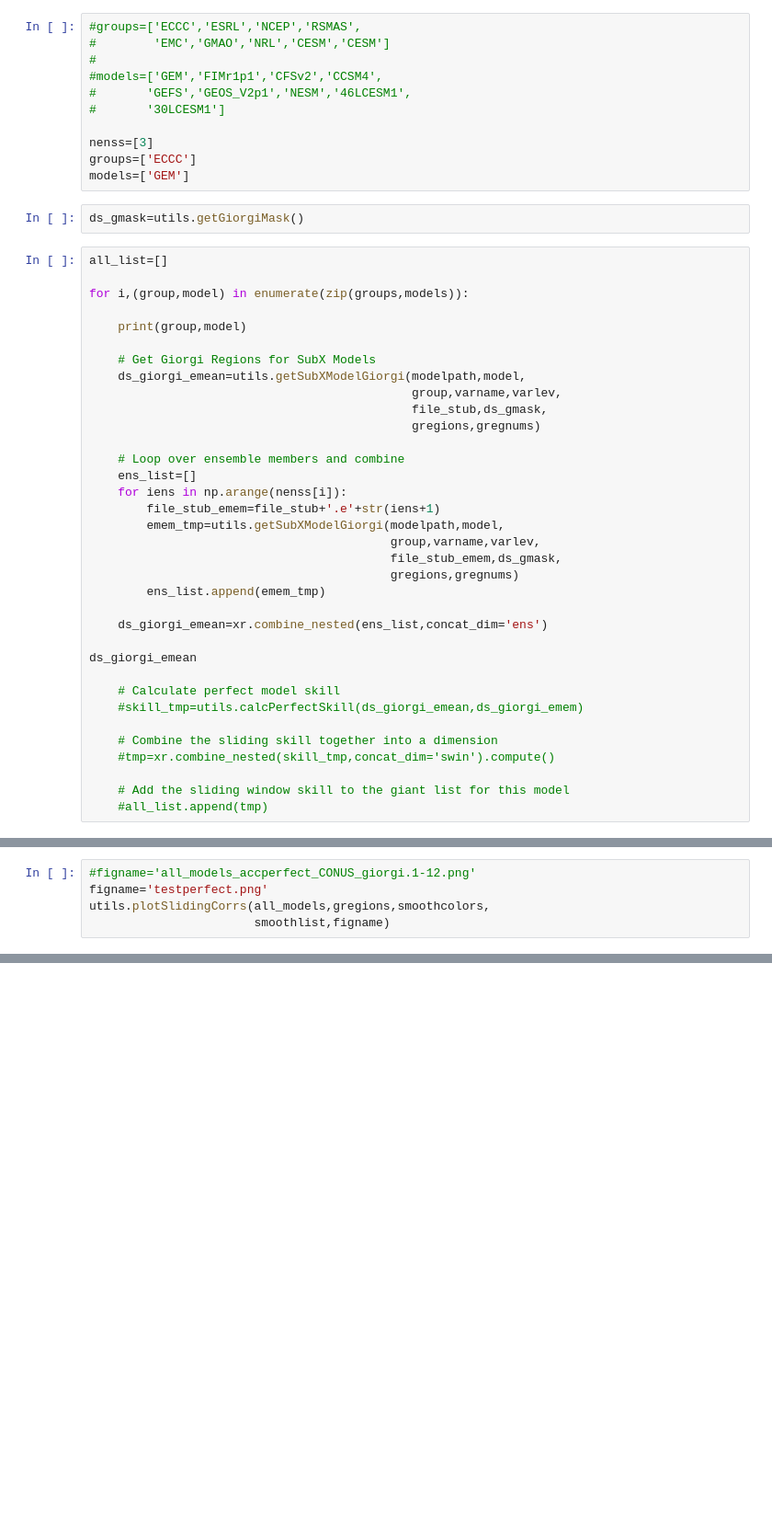
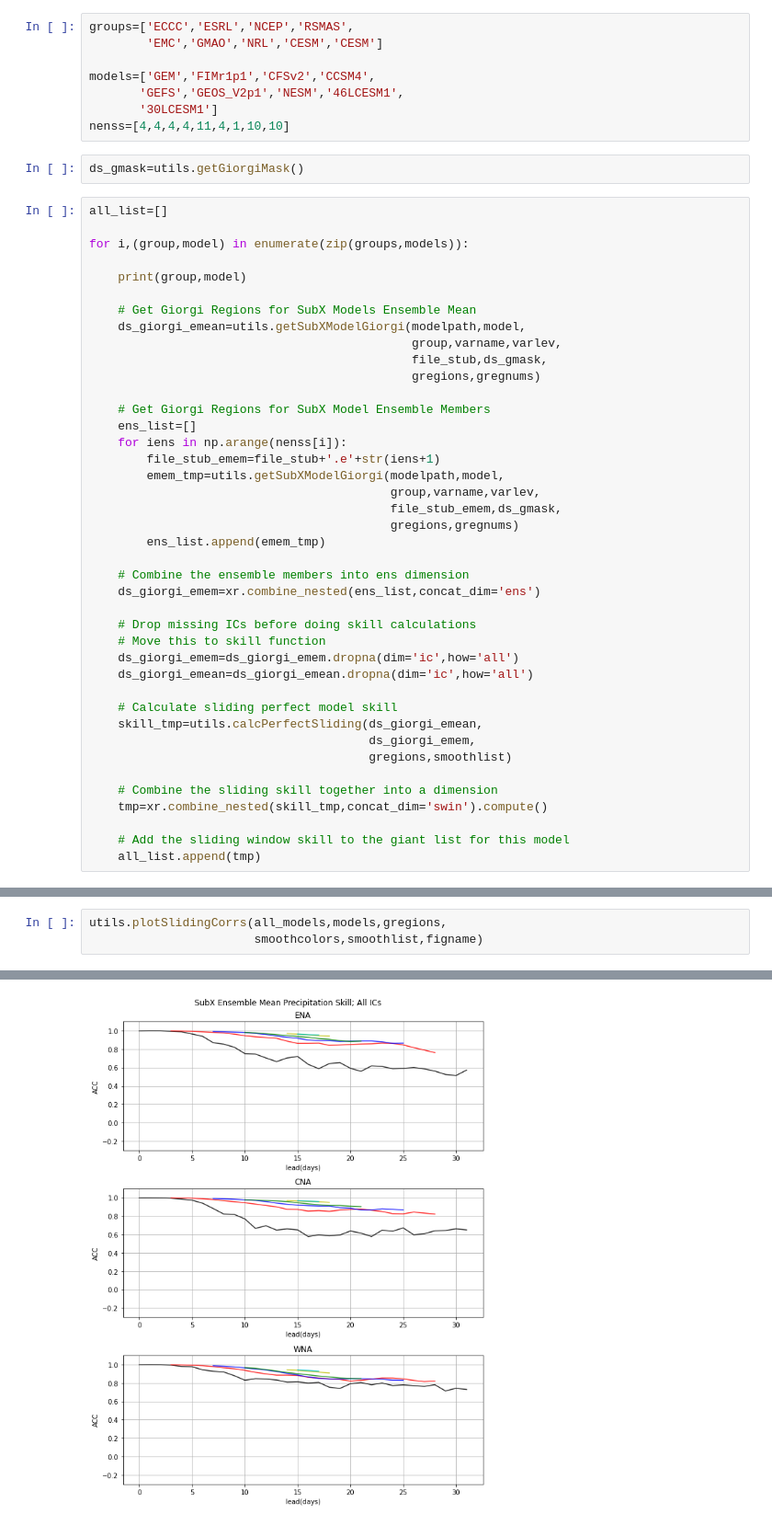
Before and after one commit to kpegion/PRECIPVAR, a Jupyter notebook: src/giorgi_conus_perfect.ipynb, the cells around one changed output, grey strips where cells are left out. Shown at 92% size. Saved outputs shown, nothing was run; the diff lists cells and outputs as text; blank space fills up the shorter version.

Commit message:
perfect model stuff

```diff
--- a/src/giorgi_conus_perfect.ipynb
+++ b/src/giorgi_conus_perfect.ipynb
@@ -25,14 +29,11 @@ gregnums=[5] #,6,7]
 # %%
-#groups=['ECCC','ESRL','NCEP','RSMAS',
-#        'EMC','GMAO','NRL','CESM','CESM']
-#
-#models=['GEM','FIMr1p1','CFSv2','CCSM4',
-#       'GEFS','GEOS_V2p1','NESM','46LCESM1',
-#       '30LCESM1']
+groups=['ECCC','ESRL','NCEP','RSMAS',
+        'EMC','GMAO','NRL','CESM','CESM']
 
-nenss=[3]
-groups=['ECCC']
-models=['GEM']
+models=['GEM','FIMr1p1','CFSv2','CCSM4',
+       'GEFS','GEOS_V2p1','NESM','46LCESM1',
+       '30LCESM1']
+nenss=[4,4,4,4,11,4,1,10,10]
 # %%
 ds_gmask=utils.getGiorgiMask()
 # %%
@@ -42,13 +43,13 @@ for i,(group,model) in enumerate(zip(groups,models)):
 
     print(group,model)
 
-    # Get Giorgi Regions for SubX Models
+    # Get Giorgi Regions for SubX Models Ensemble Mean
     ds_giorgi_emean=utils.getSubXModelGiorgi(modelpath,model,
                                              group,varname,varlev,
                                              file_stub,ds_gmask,
                                              gregions,gregnums)
 
-    # Loop over ensemble members and combine
+    # Get Giorgi Regions for SubX Model Ensemble Members
     ens_list=[]
     for iens in np.arange(nenss[i]):
         file_stub_emem=file_stub+'.e'+str(iens+1)
@@ -58,17 +59,23 @@ for i,(group,model) in enumerate(zip(groups,models)):
                                           gregions,gregnums)
         ens_list.append(emem_tmp)
 
-    ds_giorgi_emean=xr.combine_nested(ens_list,concat_dim='ens')
+    # Combine the ensemble members into ens dimension
+    ds_giorgi_emem=xr.combine_nested(ens_list,concat_dim='ens')
 
-ds_giorgi_emean
+    # Drop missing ICs before doing skill calculations
+    # Move this to skill function
+    ds_giorgi_emem=ds_giorgi_emem.dropna(dim='ic',how='all')
+    ds_giorgi_emean=ds_giorgi_emean.dropna(dim='ic',how='all')
 
-    # Calculate perfect model skill
-    #skill_tmp=utils.calcPerfectSkill(ds_giorgi_emean,ds_giorgi_emem)
+    # Calculate sliding perfect model skill
+    skill_tmp=utils.calcPerfectSliding(ds_giorgi_emean,
+                                       ds_giorgi_emem,
+                                       gregions,smoothlist)
 
     # Combine the sliding skill together into a dimension
-    #tmp=xr.combine_nested(skill_tmp,concat_dim='swin').compute()
+    tmp=xr.combine_nested(skill_tmp,concat_dim='swin').compute()
 
     # Add the sliding window skill to the giant list for this model
-    #all_list.append(tmp)
+    all_list.append(tmp)
 # %% [output]
 ECCC GEM
@@ -106,5 +107,4 @@ NameError: name 'smoothlist' is not defined
 # %%
-#figname='all_models_accperfect_CONUS_giorgi.1-12.png'
-figname='testperfect.png'
-utils.plotSlidingCorrs(all_models,gregions,smoothcolors,
-                       smoothlist,figname)
+utils.plotSlidingCorrs(all_models,models,gregions,
+                       smoothcolors,smoothlist,figname)
+# %% [output]
@@ -110,0 +114 @@ utils.plotSlidingCorrs(all_models,gregions,smoothcolors,
+[figure, added]
```
Also changed, not shown: parts of 9 cells of this notebook, 3 other files.
